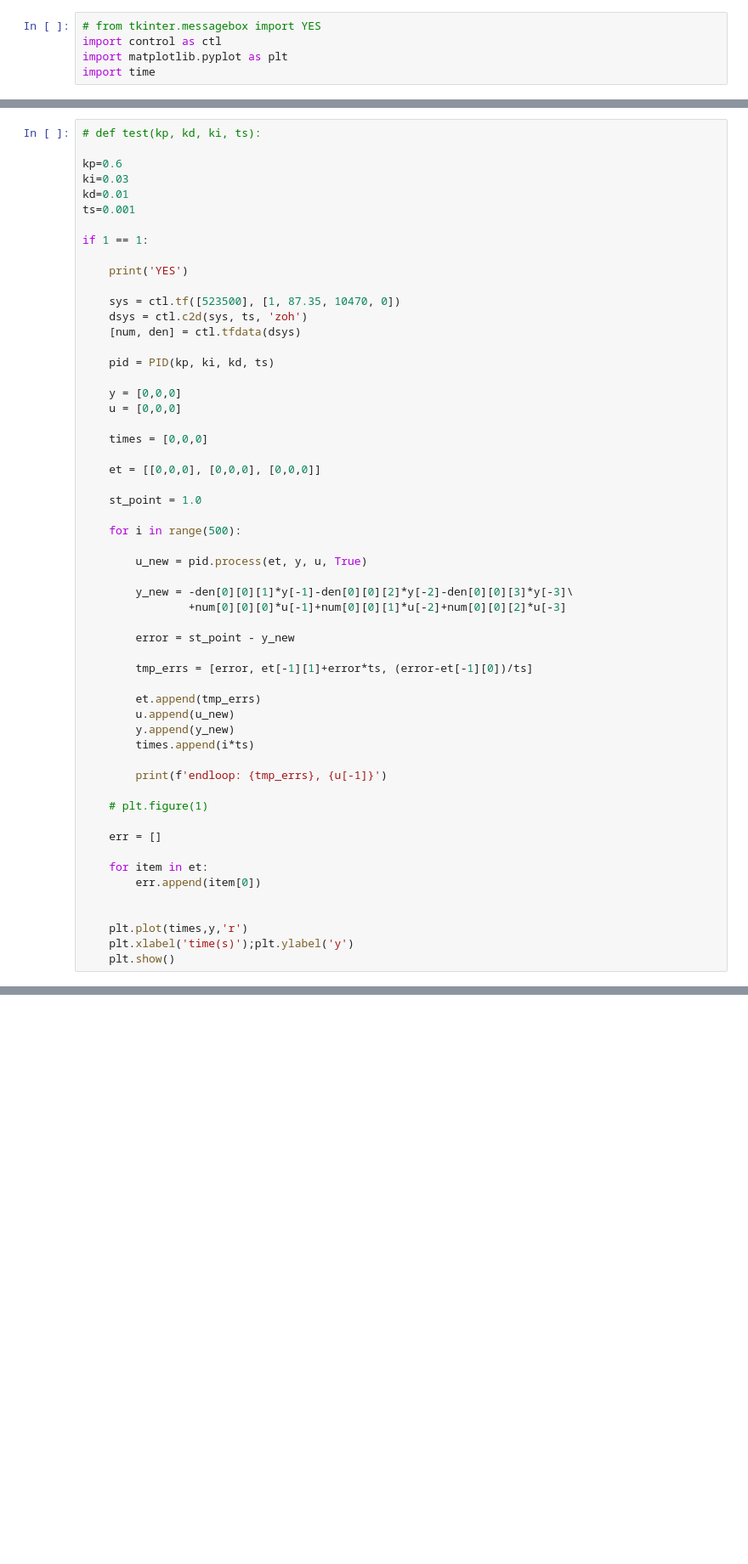
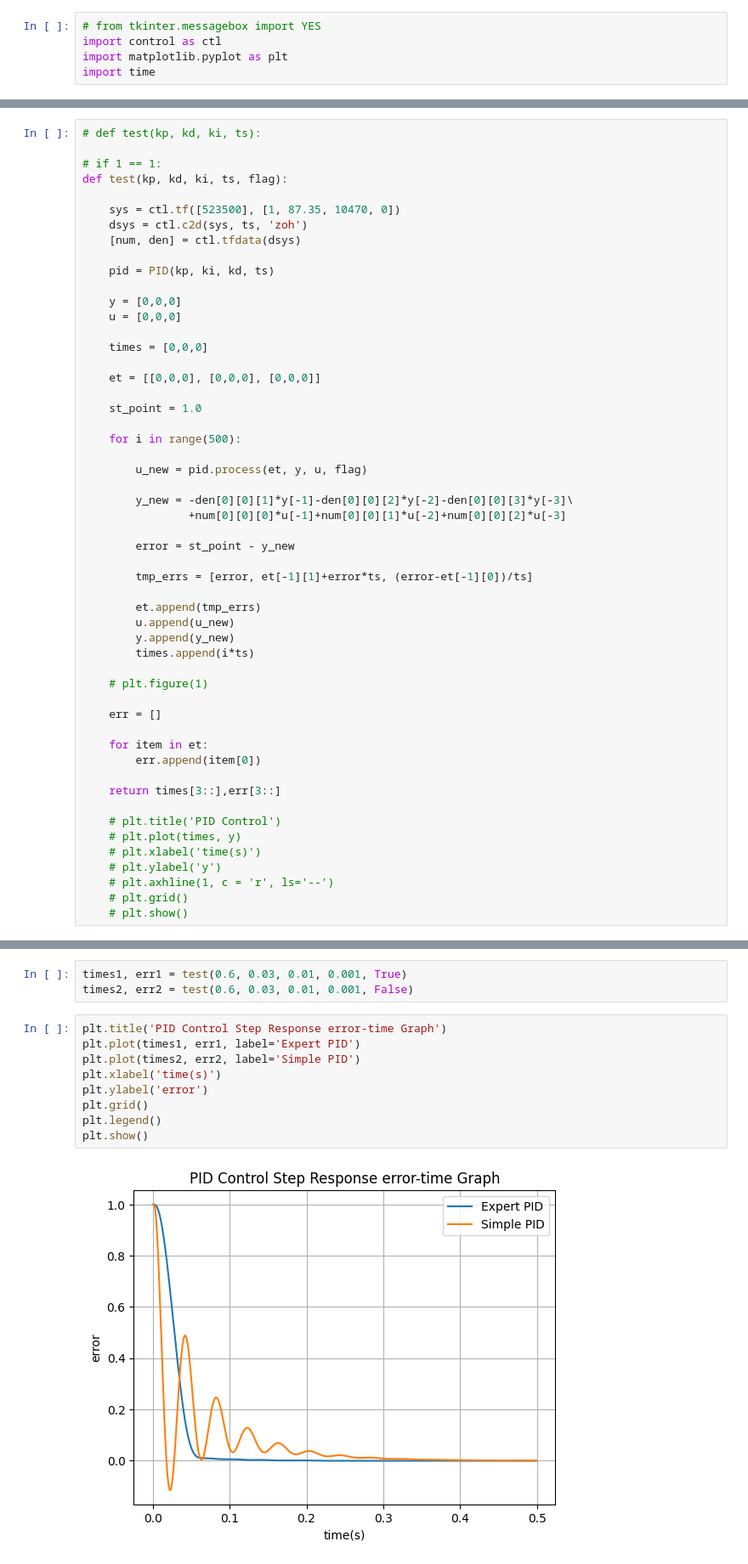
Before and after one commit to LuminolT/intelligent-control, a Jupyter notebook: exp2.ipynb, the cells around one changed output, grey strips where cells are left out. Shown at 85% size. Cells and saved outputs as stored; diff of their text form; blank space fills up the shorter version.

```diff
--- a/exp2.ipynb
+++ b/exp2.ipynb
@@ -77,14 +63,8 @@ class PID():
 # %%
 # def test(kp, kd, ki, ts):
 
-kp=0.6
-ki=0.03
-kd=0.01
-ts=0.001
-
-if 1 == 1:
-
-    print('YES')
+# if 1 == 1:
+def test(kp, kd, ki, ts, flag):
 
     sys = ctl.tf([523500], [1, 87.35, 10470, 0])
     dsys = ctl.c2d(sys, ts, 'zoh')
@@ -103,7 +83,7 @@ if 1 == 1:
 
     for i in range(500):
 
-        u_new = pid.process(et, y, u, True)
+        u_new = pid.process(et, y, u, flag)
 
         y_new = -den[0][0][1]*y[-1]-den[0][0][2]*y[-2]-den[0][0][3]*y[-3]\
                 +num[0][0][0]*u[-1]+num[0][0][1]*u[-2]+num[0][0][2]*u[-3]
@@ -117,8 +97,6 @@ if 1 == 1:
         y.append(y_new)
         times.append(i*ts)
 
-        print(f'endloop: {tmp_errs}, {u[-1]}')
-
     # plt.figure(1)
 
     err = []
@@ -126,7 +104,12 @@ if 1 == 1:
     for item in et:
         err.append(item[0])
 
+    return times[3::],err[3::]
 
-    plt.plot(times,y,'r')
-    plt.xlabel('time(s)');plt.ylabel('y')
-    plt.show()
+    # plt.title('PID Control')
+    # plt.plot(times, y)
+    # plt.xlabel('time(s)')
+    # plt.ylabel('y')
+    # plt.axhline(1, c = 'r', ls='--')
+    # plt.grid()
+    # plt.show()
@@ -193,0 +116,14 @@ dt = 0.001
+# %%
+times1, err1 = test(0.6, 0.03, 0.01, 0.001, True)
+times2, err2 = test(0.6, 0.03, 0.01, 0.001, False)
+# %%
+plt.title('PID Control Step Response error-time Graph')
+plt.plot(times1, err1, label='Expert PID')
+plt.plot(times2, err2, label='Simple PID')
+plt.xlabel('time(s)')
+plt.ylabel('error')
+plt.grid()
+plt.legend()
+plt.show()
+# %% [output]
+[figure, added]
```
Also changed, not shown: parts of 8 cells of this notebook.
